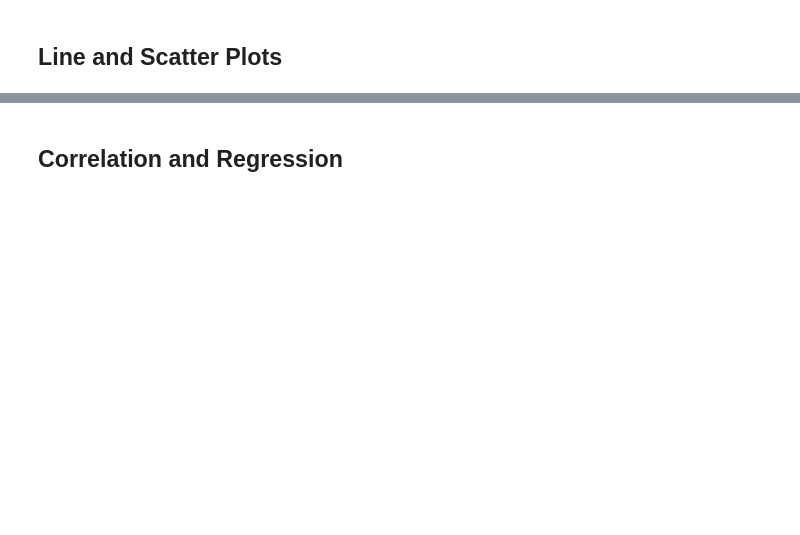
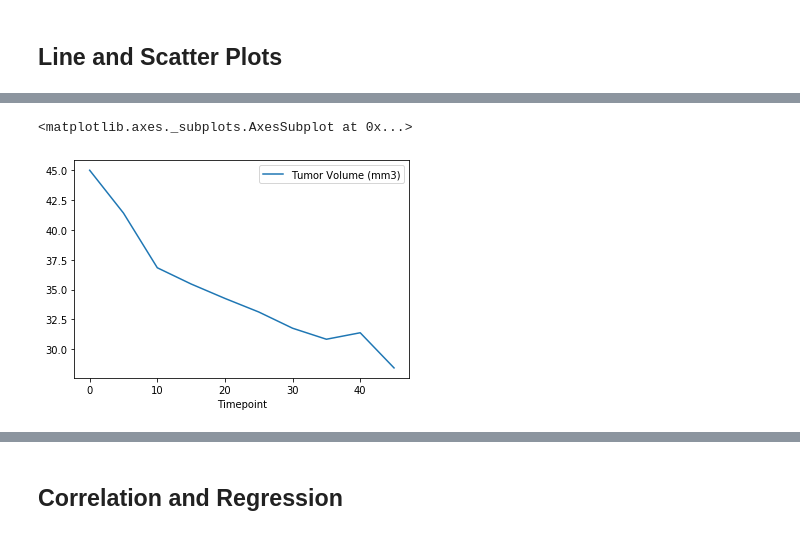
Before and after one commit to dlg410/Matplotlib-challenge, a Jupyter notebook: pymaceuticals_starter.ipynb, the cells around one changed output, grey strips where cells are left out. Saved outputs shown, nothing was run; the diff lists cells and outputs as text; code cells hidden in the pictures; blank space fills up the shorter version.

```diff
--- a/pymaceuticals_starter.ipynb
+++ b/pymaceuticals_starter.ipynb
@@ -408,3 +577,6 @@ summary_statistics_df
 ## Line and Scatter Plots
 # %%
 # Generate a line plot of time point versus tumor volume for a mouse treated with Capomulin
+
+m601=promising_treatments_df.loc[promising_treatments_df['Mouse ID']=="m601",:]
+m601
@@ -411,2 +595,7 @@ summary_statistics_df
+# %%
+m601.plot.line(x='Timepoint',y='Tumor Volume (mm3)')
+# %% [output]
+<matplotlib.axes._subplots.AxesSubplot at 0x...>
+[figure, added]
 # %%
 # Generate a scatter plot of mouse weight versus average tumor volume for the Capomulin regimen
```
Also changed, not shown: parts of 24 cells of this notebook.
